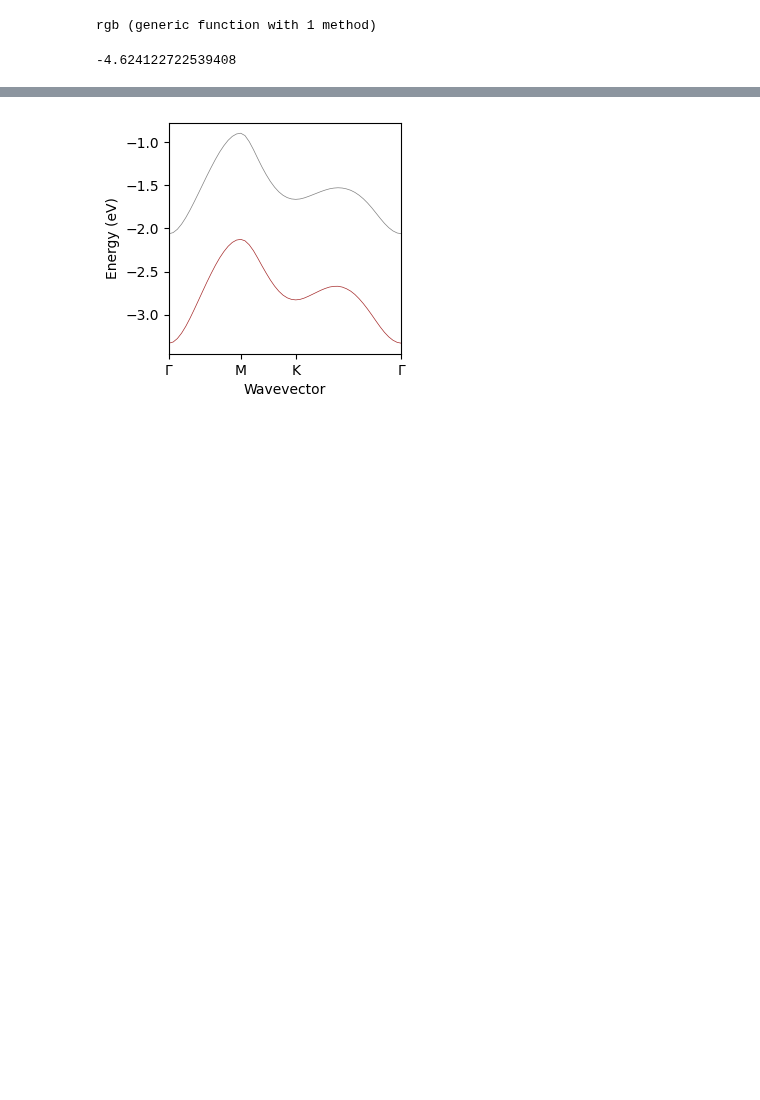
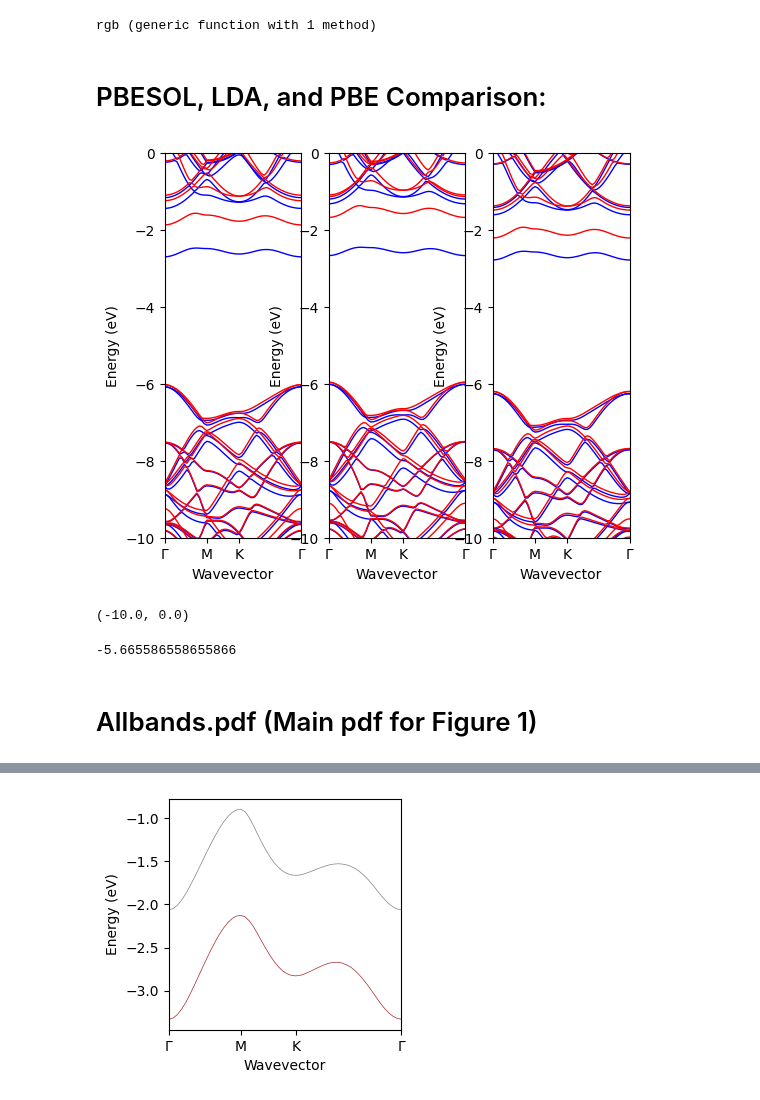
Before and after one commit to AliGhorashiCMT/Plasmons_Paper, a Jupyter notebook: Substitutional_Defects/Figure 1.ipynb, the cells around one changed output, grey strips where cells are left out. Cells and saved outputs as stored; diff of their text form; code cells hidden in the pictures; blank space fills up the shorter version.

```diff
--- a/Substitutional_Defects/Figure 1.ipynb
+++ b/Substitutional_Defects/Figure 1.ipynb
@@ -31,15 +35,34 @@ bn44nc_dir="./BN44NC"
 Ag_dir = "/home/gridsan/aligho/Plasmons/Plasmons_Paper/Substitutional_Defects/Argentene/3Dnew"
 Argentene_dir = "/home/gridsan/aligho/Plasmons/Plasmons_Paper/Substitutional_Defects/Argentene/2Dnew"
 graphene_dir = "./Graphene";
+# %% [markdown]
+# PBESOL, LDA, and PBE Comparison:
+# %%
+figure(figsize=(6, 5))
+subplot(1, 3, 1)
+plot_bands(bn33bc_dir*"/PBESOL/BN33BC.bands.eigenvals", spin=2, linewidth=1)
+ylim(-10, 0)
+subplot(1, 3, 2)
+plot_bands(bn33bc_dir*"/BN33BC.bands.eigenvals", spin=2, linewidth=1)
+ylim(-10, 0)
+subplot(1, 3, 3)
+plot_bands(bn33bc_dir*"/LDA/BN33BC.bands.eigenvals", spin=2, linewidth=1)
+ylim(-10, 0)
+# %% [output]
+[figure, added]
+(-10.0, 0.0)
 # %%
 μ22bc = -2.640839712362954
 μ33bc = -2.5
 μ44bc = -2.511
-
 μ22nc = -4.713157401278416
 μ33nc = -4.716750713951669
 μ44nc = -4.624122722539408
+μ3bc = -2.088258123632972
+μ3nc = -5.665586558655866
 # %% [output]
--4.624122722539408
+-5.665586558655866
+# %% [markdown]
+# Allbands.pdf (Main pdf for Figure 1)
 # %%
 cm = 1/2.54
```
Also changed, not shown: parts of 14 cells of this notebook, 1 other file.
